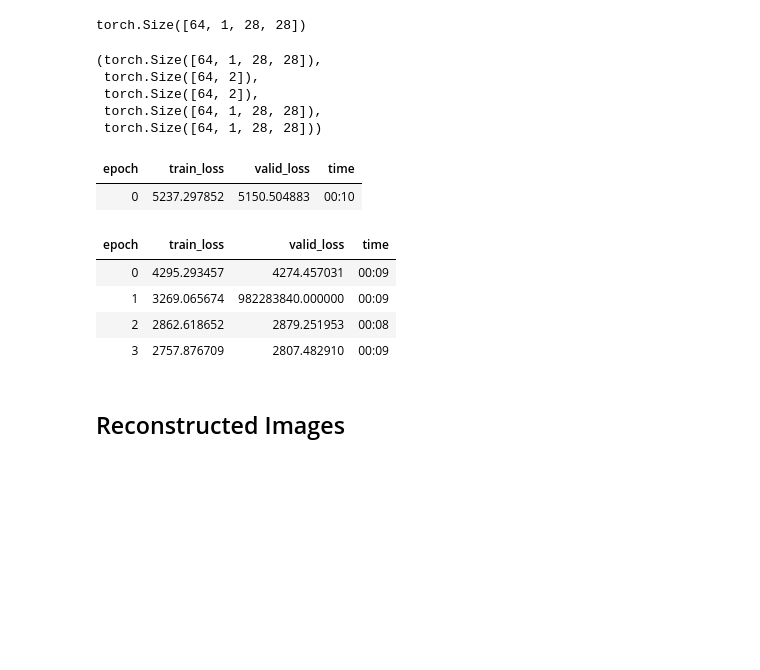
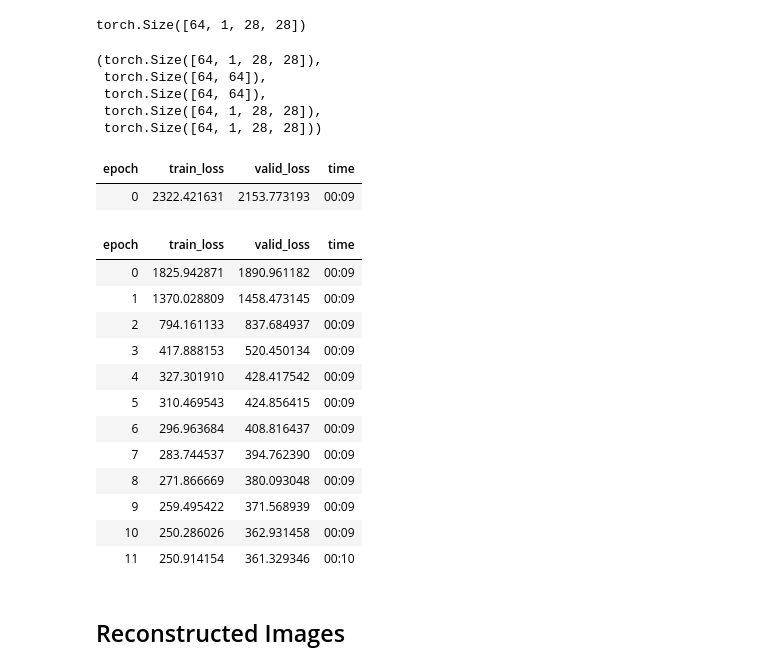
Before and after one commit to azaidi06/generative, a Jupyter notebook: vae.ipynb, the cells around one changed output. Cells and saved outputs as stored; diff of their text form; code cells hidden in the pictures; blank space fills up the shorter version.

```diff
--- a/vae.ipynb
+++ b/vae.ipynb
@@ -48,7 +48,8 @@ torch.Size([64, 1, 28, 28])
 # %%
 #| echo: false
 #| output: false
-model = Vae().to('cuda')
+model = Vae(latent_dims=64,
+           ).to('cuda')
 model.to('cuda');
 model_out = model(batch[0])
 recon = model.generate(batch[0])
@@ -56,22 +57,30 @@ recon, zm, zv = model_out
 recon.shape, zm.shape, zv.shape, batch[0].shape, recon.shape
 # %% [output]
 (torch.Size([64, 1, 28, 28]),
- torch.Size([64, 2]),
- torch.Size([64, 2]),
+ torch.Size([64, 64]),
+ torch.Size([64, 64]),
  torch.Size([64, 1, 28, 28]),
  torch.Size([64, 1, 28, 28]))
 # %%
 learner = Learner(dls, model, loss_func=FeatureLoss(cross_entropy=False))
 # %%
-learner.fine_tune(4, 3e-2)
+learner.fine_tune(12, 3e-2)
 # %% [output]
 | epoch | train_loss | valid_loss | time |
-| 0 | 5237.297852 | 5150.504883 | 00:10 |
+| 0 | 2322.421631 | 2153.773193 | 00:09 |
 | epoch | train_loss | valid_loss | time |
-| 0 | 4295.293457 | 4274.457031 | 00:09 |
-| 1 | 3269.065674 | 982283840.000000 | 00:09 |
-| 2 | 2862.618652 | 2879.251953 | 00:08 |
-| 3 | 2757.876709 | 2807.482910 | 00:09 |
+| 0 | 1825.942871 | 1890.961182 | 00:09 |
+| 1 | 1370.028809 | 1458.473145 | 00:09 |
+| 2 | 794.161133 | 837.684937 | 00:09 |
+| 3 | 417.888153 | 520.450134 | 00:09 |
+| 4 | 327.301910 | 428.417542 | 00:09 |
+| 5 | 310.469543 | 424.856415 | 00:09 |
+| 6 | 296.963684 | 408.816437 | 00:09 |
+| 7 | 283.744537 | 394.762390 | 00:09 |
+| 8 | 271.866669 | 380.093048 | 00:09 |
+| 9 | 259.495422 | 371.568939 | 00:09 |
+| 10 | 250.286026 | 362.931458 | 00:09 |
+| 11 | 250.914154 | 361.329346 | 00:10 |
 # %% [markdown]
 ## Reconstructed Images
 # %%
```
Also changed, not shown: parts of 3 cells of this notebook, 3 other files.
